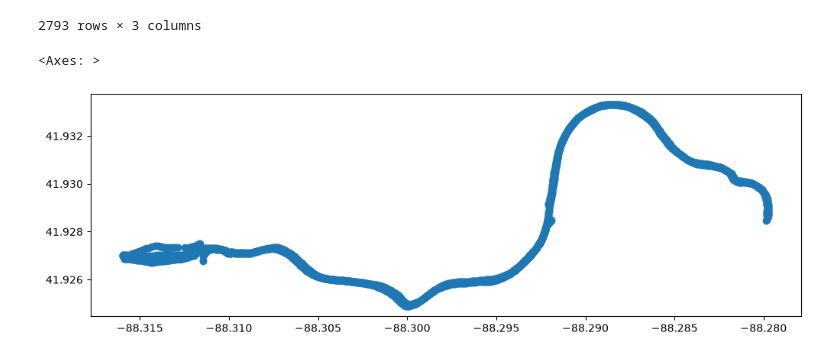
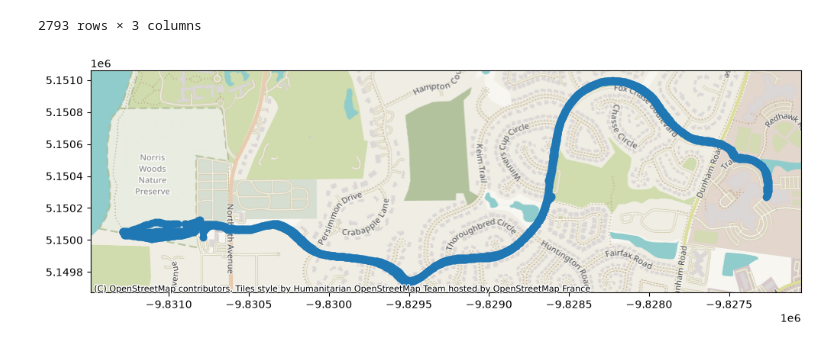
Before and after one commit to ryguy2k4/xc-routes, a Jupyter notebook: notebooks/gpx_tracks.ipynb, the cells around one changed output. Cells and saved outputs as stored; diff of their text form; code cells hidden in the pictures.

```diff
--- a/notebooks/gpx_tracks.ipynb
+++ b/notebooks/gpx_tracks.ipynb
@@ -27,7 +30,8 @@ gdf
 2793 rows × 3 columns
 # %%
 fig, ax = plt.subplots(figsize=(12, 5))
-gdf.plot(ax=ax)
+
+gdf.to_crs(3857).plot(ax=ax)
+cx.add_basemap(ax)
 # %% [output]
-<Axes: >
-[figure, old version]
+[figure, new version]
```
Also changed, not shown: parts of 11 cells of this notebook, 3 other files.
